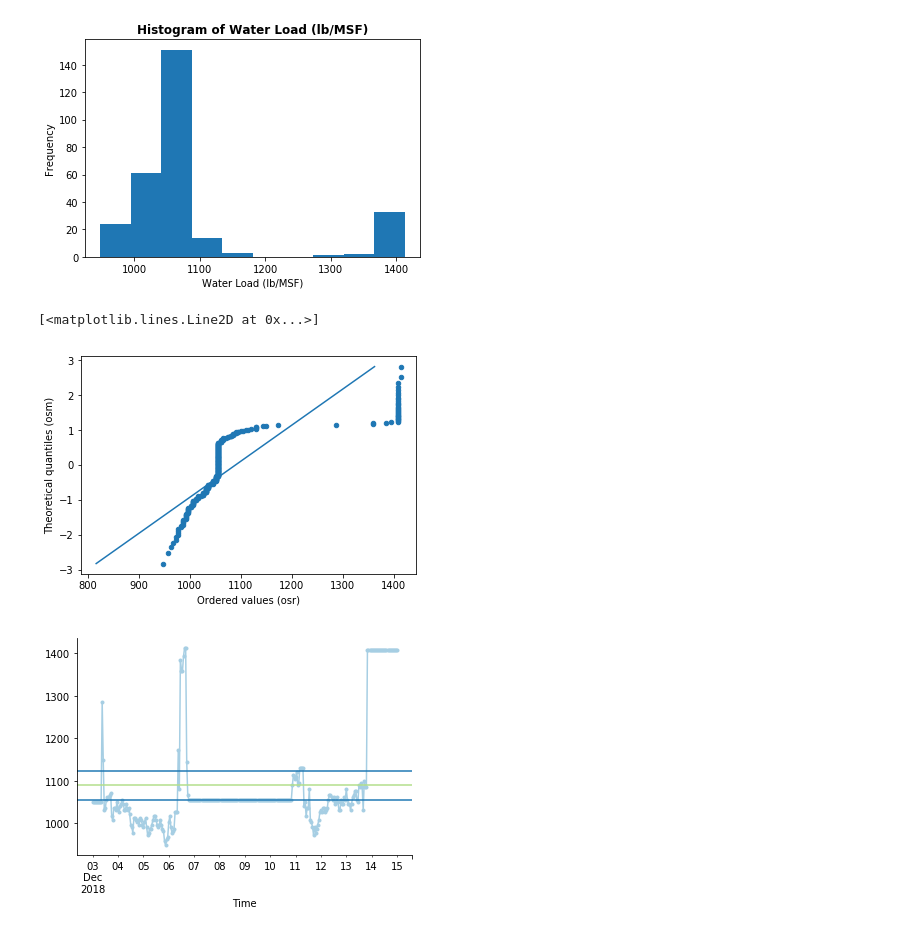
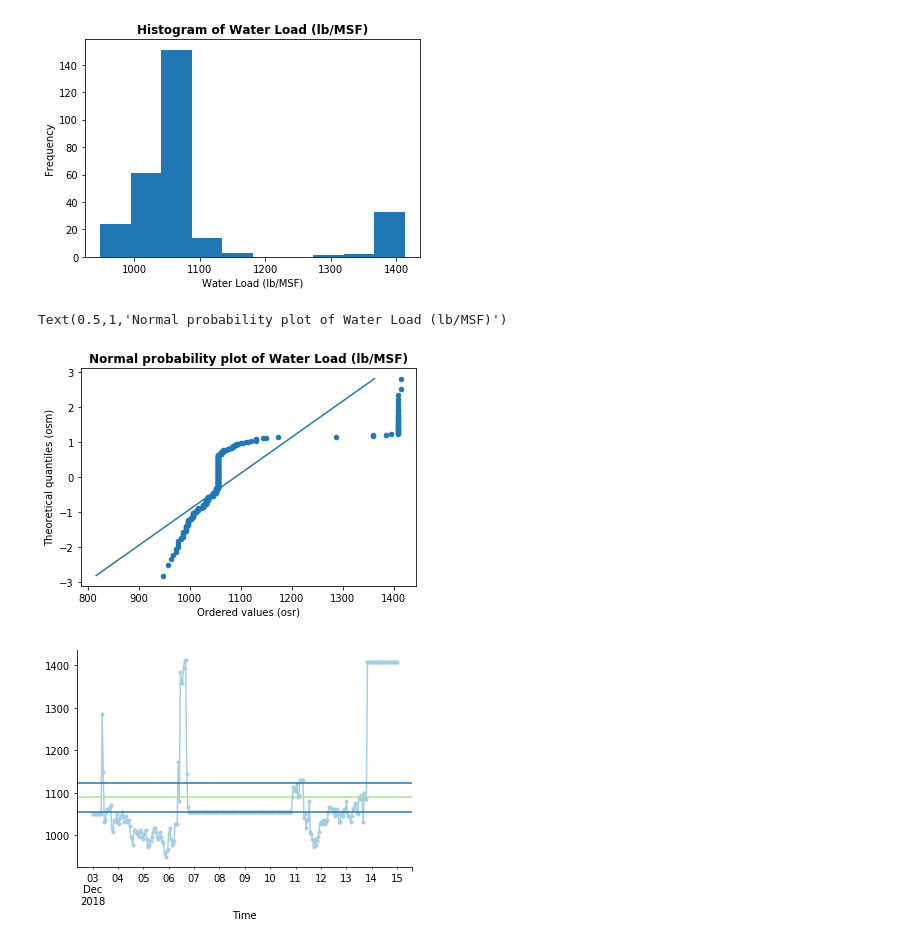
Before and after one commit to gillespilon/noob, a Jupyter notebook: graphs.ipynb, the cells around one changed output. Drawn from its saved outputs; the diff is of its cells as text; code cells hidden in the pictures.

Commit message:
Tidy normal probability plot.

```diff
--- a/graphs.ipynb
+++ b/graphs.ipynb
@@ -98,15 +98,17 @@ Text(0.5,0,'Water Load (lb/MSF)')
 # %%
 # Create a normal probability plot.
 from scipy import stats
 (osm, osr), (slope, intercept, r) = stats.probplot(df['Water Load (lb/MSF)'], fit=True)
 dfnpp = pd.DataFrame.from_dict({'Theoretical quantiles (osm)': osm,
                                 'Ordered values (osr)': osr})
-ax = dfnpp.plot.scatter('Ordered values (osr)',
-                        'Theoretical quantiles (osm)')
-ax.plot(slope * osm + intercept, osm)
+ax5 = dfnpp.plot.scatter('Ordered values (osr)',
+                         'Theoretical quantiles (osm)')
+ax5.plot(slope * osm + intercept, osm)
+ax5.set_title('Normal probability plot of ' + 'Water Load (lb/MSF)',
+              fontweight='bold')
 # %% [output]
-[<matplotlib.lines.Line2D at 0x...>]
+Text(0.5,1,'Normal probability plot of Water Load (lb/MSF)')
-[figure, old version]
+[figure, new version]
 # %%
 # Create XmR control charts using the datasense package.
 import datasense as ds
```
